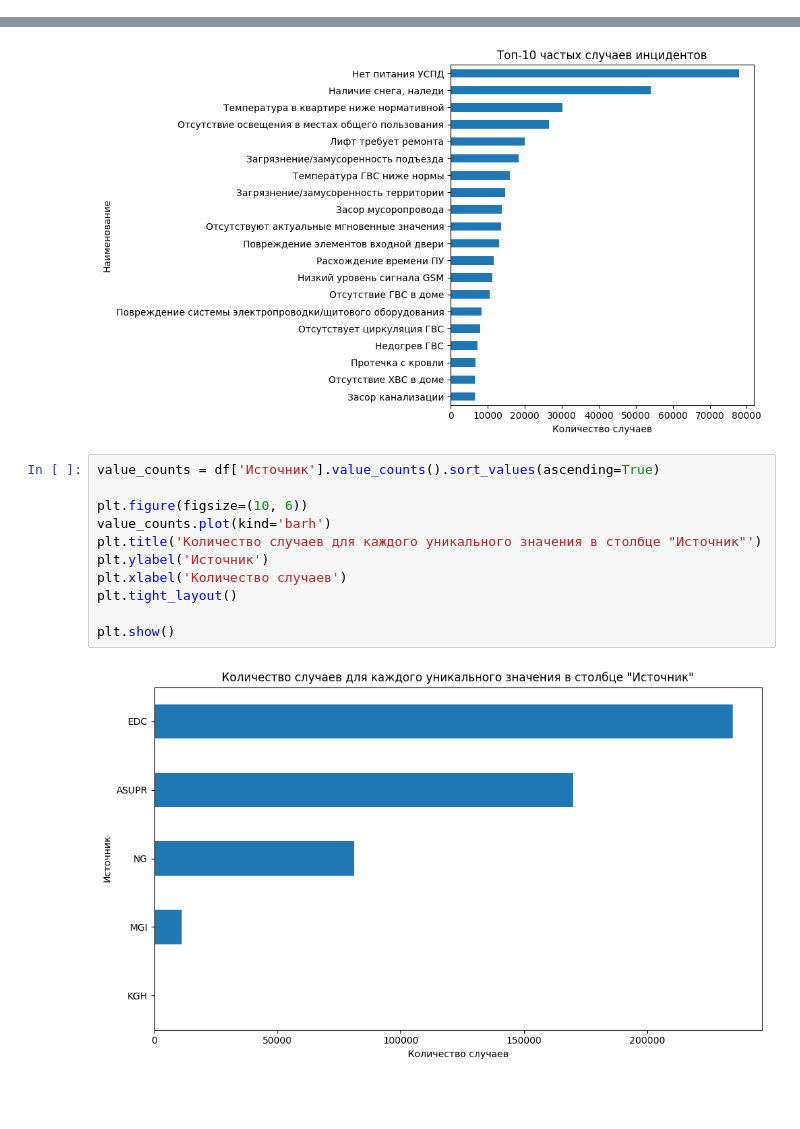
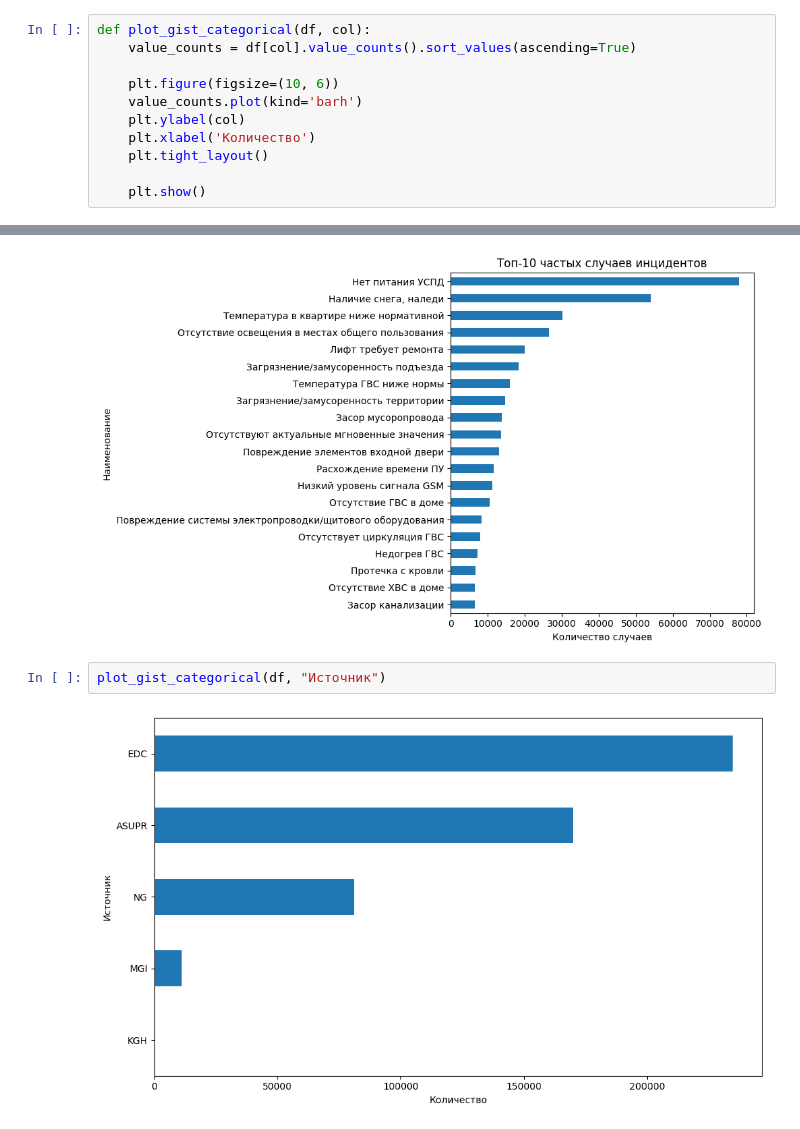
Before and after one commit to vdmkkk/LCT-2024-MISIS-Ivanovo, a Jupyter notebook: ml/eda.ipynb, the cells around one changed output, grey strips where cells are left out. Drawn from its saved outputs; the diff is of its cells as text; blank space fills up the shorter version.

Commit message:
add some gist and merge tables

```diff
--- a/ml/eda.ipynb
+++ b/ml/eda.ipynb
@@ -38,6 +38,17 @@ df
 | 497101 | Поломка почтовых ящиков | EDC | 2024-04-19 11:44:07.000000 | 2024-04-19 11:47:29.402000 | ВАО | 15760.0 | внутригородская территория муници... | ... |
 | 497102 | Отсутствуют актуальные суточные з... | ASUPR | 2024-04-27 00:03:42.000000 | 2024-04-27 04:42:54.231000 | ВАО | 15760.0 | внутригородская территория муници... | ... |
 497103 rows × 8 columns
+# %%
+def plot_gist_categorical(df, col):
+    value_counts = df[col].value_counts().sort_values(ascending=True)
+
+    plt.figure(figsize=(10, 6))
+    value_counts.plot(kind='barh')
+    plt.ylabel(col)
+    plt.xlabel('Количество')
+    plt.tight_layout()
+
+    plt.show()
 # %%
 value_counts = df['Наименование'].value_counts().sort_values(ascending=True).tail(20)
 
@@ -52,16 +63,7 @@ plt.show()
 # %% [output]
 [figure]
 # %%
-value_counts = df['Источник'].value_counts().sort_values(ascending=True)
-
-plt.figure(figsize=(10, 6))
-value_counts.plot(kind='barh')
-plt.title('Количество случаев для каждого уникального значения в столбце "Источник"')
-plt.ylabel('Источник')
-plt.xlabel('Количество случаев')
-plt.tight_layout()
-
-plt.show()
+plot_gist_categorical(df, "Источник")
 # %% [output]
-[figure, old version]
+[figure, new version]
 # %%
```
Also changed, not shown: parts of 14 cells of this notebook.
